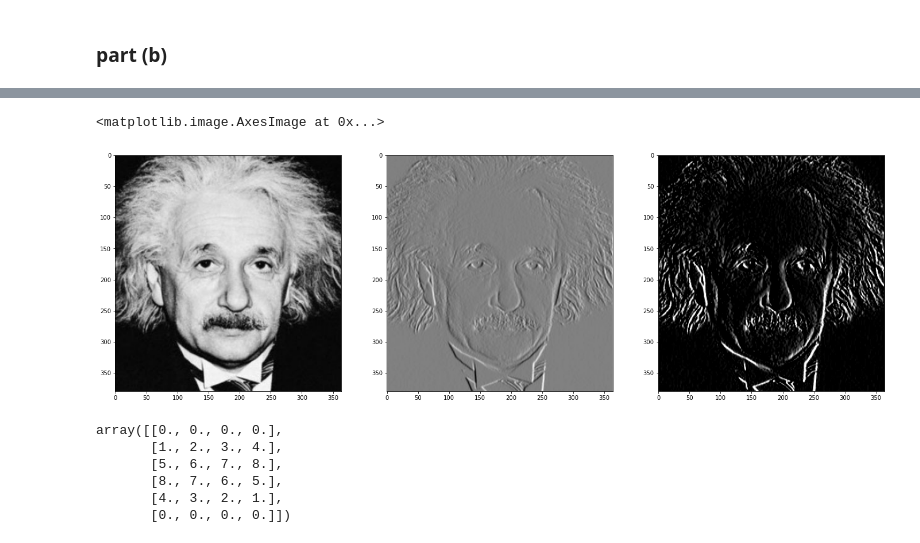
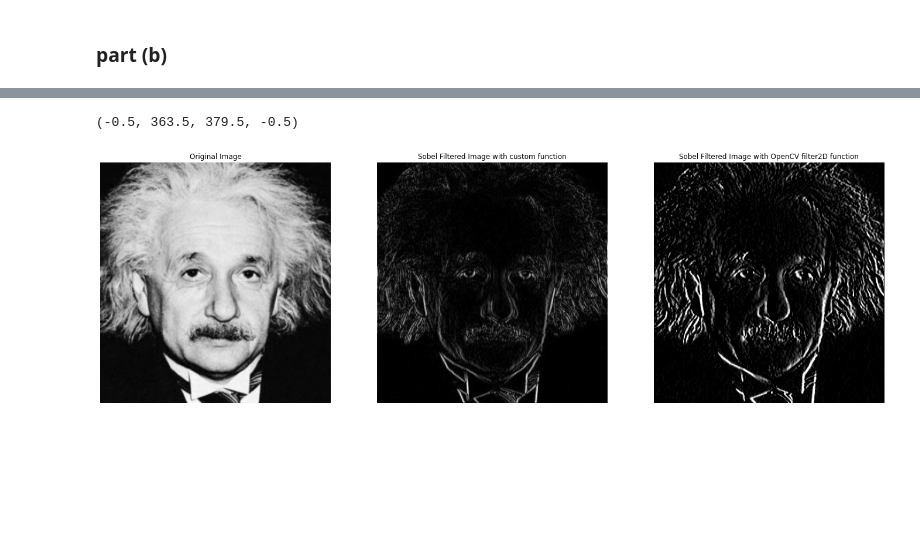
Before and after one commit to rajapaksha-rmpap/en2550_assignment_1, a Jupyter notebook: assignment 1.ipynb, the cells around one changed output, grey strips where cells are left out. Cells and saved outputs as stored; diff of their text form; code cells hidden in the pictures; blank space fills up the shorter version.

```diff
--- a/assignment 1.ipynb
+++ b/assignment 1.ipynb
@@ -165,7 +165,7 @@ ax[1,2].axis('off')
 im = cv.imread("einstein.png", cv.IMREAD_GRAYSCALE)
 
 # applying the veritcal sobel filter with OpenCV function "filter2D"
-sobel_vert = np.array([[1, 0, -1], [2, 0, -2], [1, 0, -1]], dtype = np.float32)
+sobel_vert = np.array([[1, 0, -1], [2, 0, -2], [1, 0, -1]])
 filtered_im = cv.filter2D(im, -1, sobel_vert)
 
 # visulaizing the images
@@ -186,6 +191,6 @@ Text(0.5, 1.0, 'Sobel Filtered Image [with OpenCV]')
 # %%
 def customFilter(img, kernel):
-    "return the sobel fitered image with the specified kernel"
+    "return the sobel fitered (uint8) image with the specified kernel"
     x, y = img.shape
     x_k, y_k = kernel.shape
 
@@ -204,43 +209,24 @@ def customFilter(img, kernel):
             window = img_padded[I-x_k//2:I+x_k//2+1, J-y_k//2:J+y_k//2+1]
             img_filtered[i, j] = np.sum(window*kernel)
 
+    # mapping the pixel values into the 8-bit value range [0, 255].
+    img_filtered = np.abs(img_filtered)
     min = np.min(img_filtered)
     max = np.max(img_filtered)
     img_filtered -= min
     img_filtered *= (255/(max-min))
-    img_filtered = img_filtered.astype(np.uint8)
+    img_filtered = img_filtered.astype(np.uint8); b = img_filtered
 
     return img_filtered
 # %%
 # generating the sobel filtered image using customFilter function
 custom_filtered_im = customFilter(im, sobel_vert)
 
 # visualizing the images
 fig, ax = plt.subplots(1, 3, figsize = (24, 8))
-ax[0].imshow(im, cmap = 'gray')
-ax[1].imshow(custom_filtered_im, cmap = 'gray')
-ax[2].imshow(filtered_im, cmap = 'gray')
+ax[0].imshow(im, cmap = 'gray'); ax[0].set_title("Original Image"); ax[0].axis('off')
+ax[1].imshow(custom_filtered_im, cmap = 'gray'); ax[1].set_title("Sobel Filtered Image with custom function"); ax[1].axis('off')
+ax[2].imshow(filtered_im, cmap = 'gray'); ax[2].set_title("Sobel Filtered Image with OpenCV filter2D function"); ax[2].axis('off')
 # %% [output]
-<matplotlib.image.AxesImage at 0x...>
+(-0.5, 363.5, 379.5, -0.5)
-[figure, old version]
+[figure, new version]
-# %%
-a = [[1, 2, 3, 4],
-    [5, 6, 7, 8],
-    [8, 7, 6, 5],
-    [4, 3, 2, 1]]
-b = [[0, 0, 0],
-    [0, 1, 0],
-    [0, 0, 0]]
-a = np.array(a)
-b = np.array(b)
-
-z = [[0., 0., 0., 0.]]
-z = np.array(z)
-np.concatenate((z, a, z), axis = 0)
-# %% [output]
-array([[0., 0., 0., 0.],
-       [1., 2., 3., 4.],
-       [5., 6., 7., 8.],
-       [8., 7., 6., 5.],
-       [4., 3., 2., 1.],
-       [0., 0., 0., 0.]])
```
Also changed, not shown: parts of 8 cells of this notebook.
